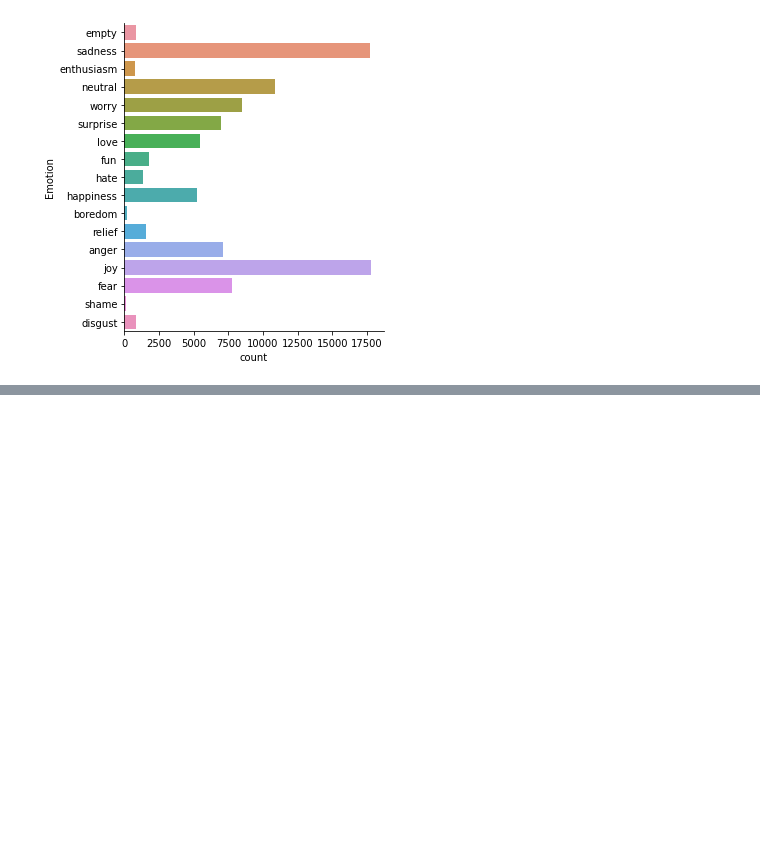
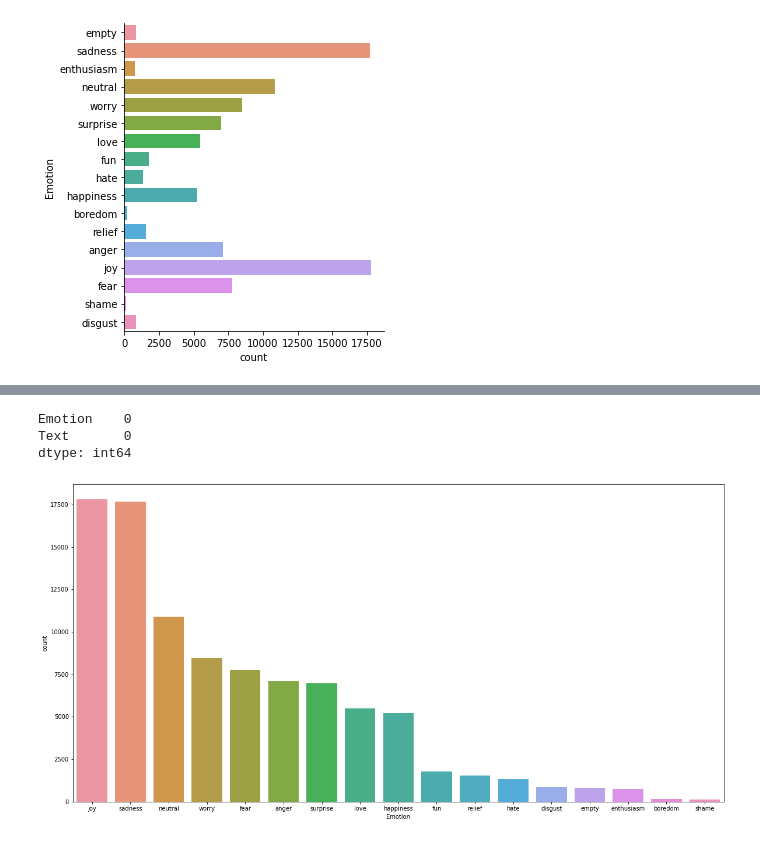
Before and after one commit to emadeldinadel2022/EmotionRecognitionText, a Jupyter notebook: emotion_recognition_with_text.ipynb, the cells around one changed output, grey strips where cells are left out. Drawn from its saved outputs; the diff is of its cells as text; code cells hidden in the pictures; blank space fills up the shorter version.

```diff
--- a/emotion_recognition_with_text.ipynb
+++ b/emotion_recognition_with_text.ipynb
@@ -86,3 +97,5 @@ sns.catplot(data=dataset, y="Emotion", kind = "count")
 # %% [output]
 <seaborn.axisgrid.FacetGrid at 0x...>
 [figure]
+# %%
+dataset = pd.read_pickle('/content/sample_data/dataset.pickle')
@@ -88,0 +120,12 @@ sns.catplot(data=dataset, y="Emotion", kind = "count")
+# %%
+dataset.isna().sum()
+# %% [output]
+Emotion    0
+Text       0
+dtype: int64
+# %%
+plt.figure(figsize=(20,10))
+sns.countplot(x = 'Emotion', data = dataset, order = dataset.Emotion.value_counts().index)
+plt.show()
+# %% [output]
+[figure, added]
```
Also changed, not shown: parts of 57 cells of this notebook.
